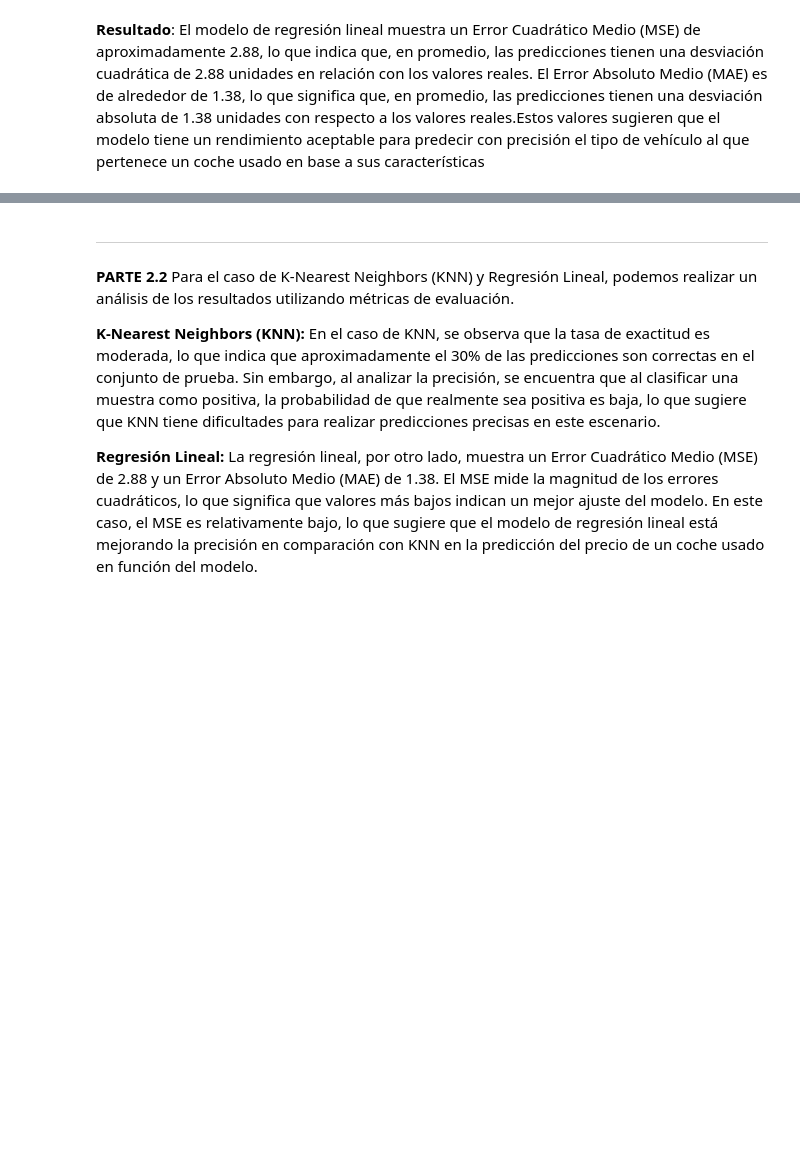
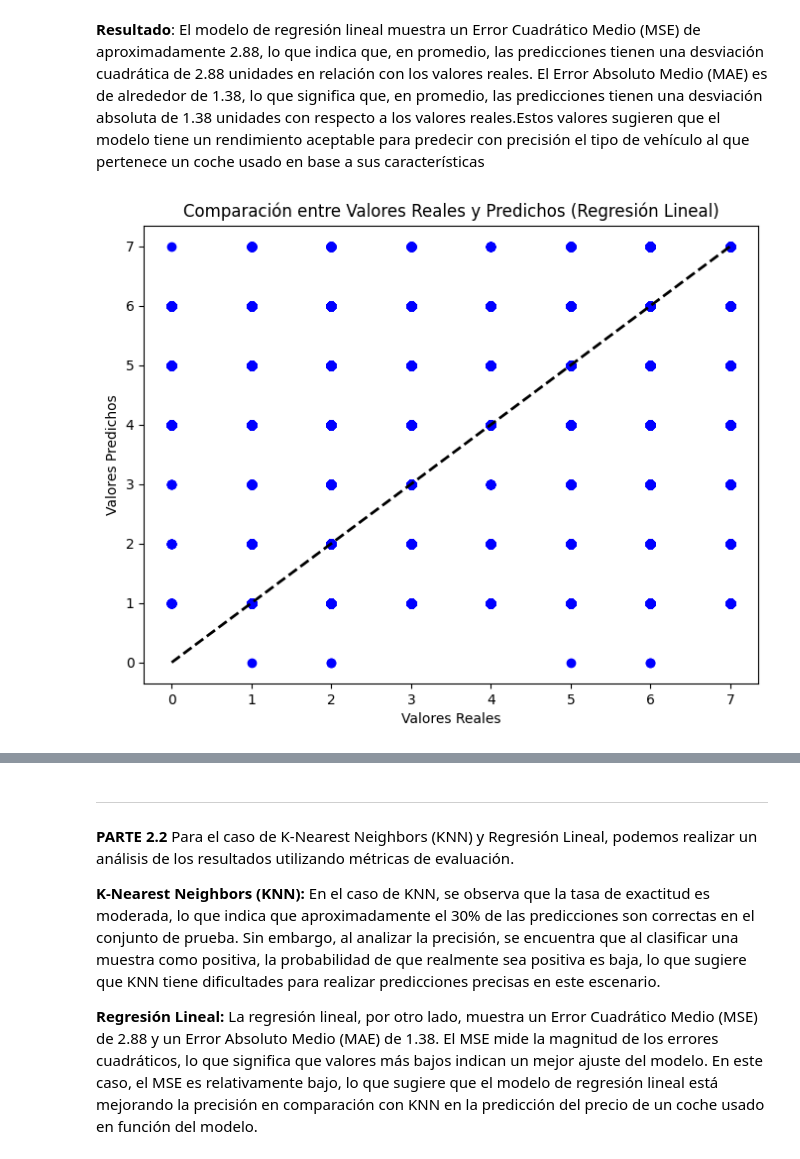
Before and after one commit to ignvcio42/IA-TAREAS, a Jupyter notebook: Tarea_3/T3_IA_Ignacio.ipynb, the cells around one changed output, grey strips where cells are left out. Drawn from its saved outputs; the diff is of its cells as text; code cells hidden in the pictures; blank space fills up the shorter version.

```diff
--- a/Tarea_3/T3_IA_Ignacio.ipynb
+++ b/Tarea_3/T3_IA_Ignacio.ipynb
@@ -217,3 +251,16 @@ Error Absoluto Medio (MAE): 1.377832732092237
 # %% [markdown]
 **Resultado**:
 El modelo de regresión lineal muestra un Error Cuadrático Medio (MSE) de aproximadamente 2.88, lo que indica que, en promedio, las predicciones tienen una desviación cuadrática de 2.88 unidades en relación con los valores reales. El Error Absoluto Medio (MAE) es de alrededor de 1.38, lo que significa que, en promedio, las predicciones tienen una desviación absoluta de 1.38 unidades con respecto a los valores reales.Estos valores sugieren que el modelo tiene un rendimiento aceptable para predecir con precisión el tipo de vehículo al que pertenece un coche usado en base a sus características
+# %%
+import matplotlib.pyplot as plt
+
+# Graficar valores reales vs predichos
+plt.figure(figsize=(8, 6))
+plt.scatter(y_test, y_pred, color='blue')
+plt.plot([y_test.min(), y_test.max()], [y_test.min(), y_test.max()], 'k--', lw=2)
+plt.xlabel('Valores Reales')
+plt.ylabel('Valores Predichos')
+plt.title('Comparación entre Valores Reales y Predichos (Regresión Lineal)')
+plt.show()
+# %% [output]
+[figure, added]
```
Also changed, not shown: parts of 9 cells of this notebook.
